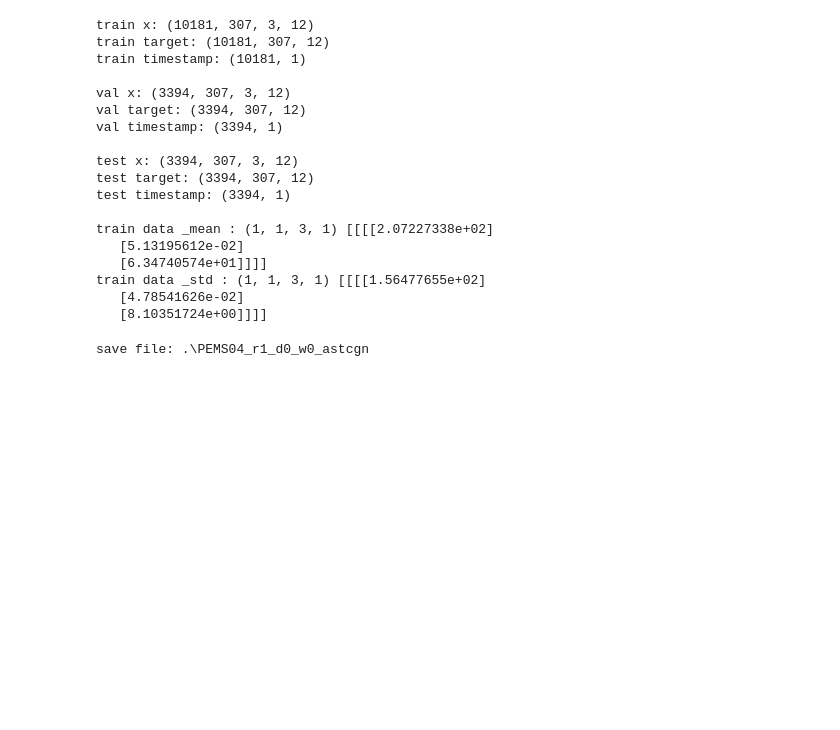
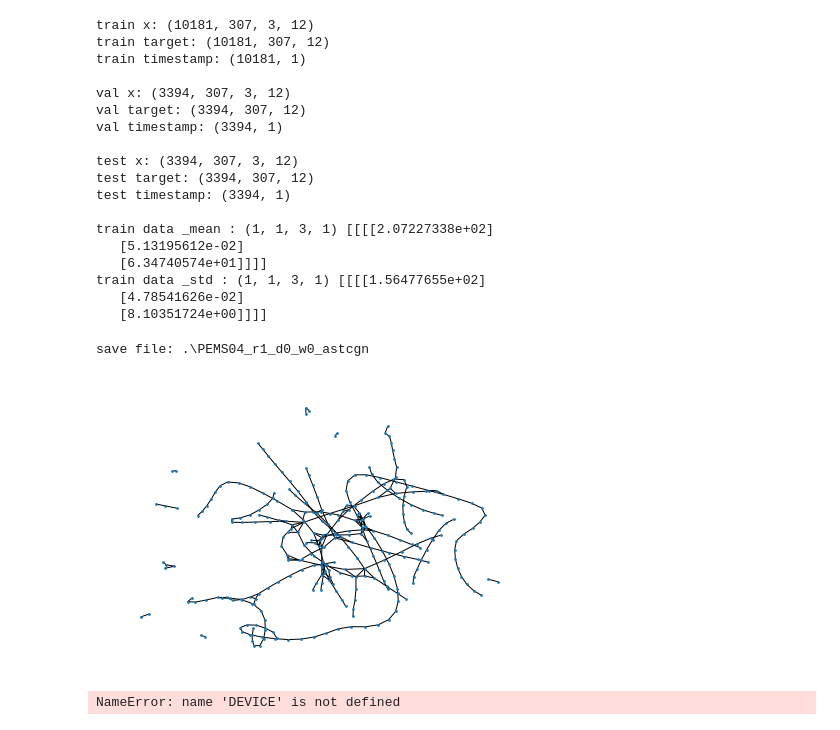
Before and after one commit to AnshPai/Traffic-Prediction-With-GNN, a Jupyter notebook: Traffic Prediction Data preprocessing.ipynb, the cells around one changed output. Saved outputs shown, nothing was run; the diff lists cells and outputs as text; code cells hidden in the pictures; blank space fills up the shorter version.

```diff
--- a/Traffic Prediction Data preprocessing.ipynb
+++ b/Traffic Prediction Data preprocessing.ipynb
@@ -253,0 +307,19 @@ save file: .\PEMS04_r1_d0_w0_astcgn
+# %%
+id_filename = None
+adj_filename = 'PEMS04.csv'
+num_of_vertices = 307
+adj_mx, distance_mx = get_adjacency_matrix(adj_filename, num_of_vertices, id_filename) #  adj_mx and distance_mx (307, 307)
+
+rows, cols = np.where(adj_mx == 1)
+edges = zip(rows.tolist(), cols.tolist())
+gr = nx.Graph()
+gr.add_edges_from(edges)
+nx.draw(gr, node_size=3)
+plt.show()
+rows, cols = np.where(adj_mx == 1)
+DE = torch.device('cuda' if torch.cuda.is_available() else 'cpu')
+edges = zip(rows.tolist(), cols.tolist())
+edge_index_data = torch.LongTensor(np.array([rows, cols])).to(DEVICE)
+# %% [output]
+[figure, added]
+NameError: name 'DEVICE' is not defined
```
Also changed, not shown: parts of 2 cells of this notebook.
